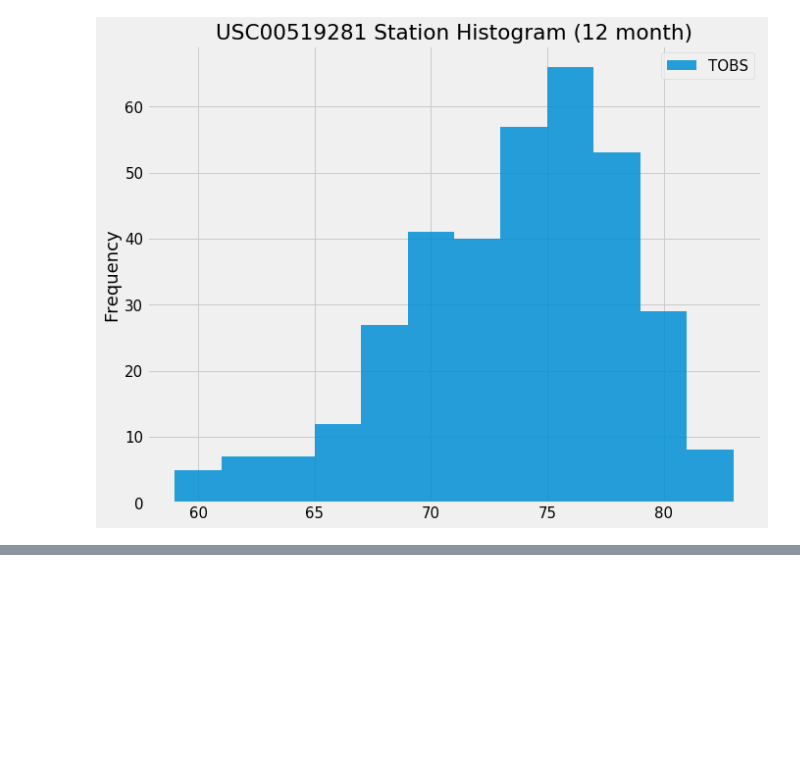
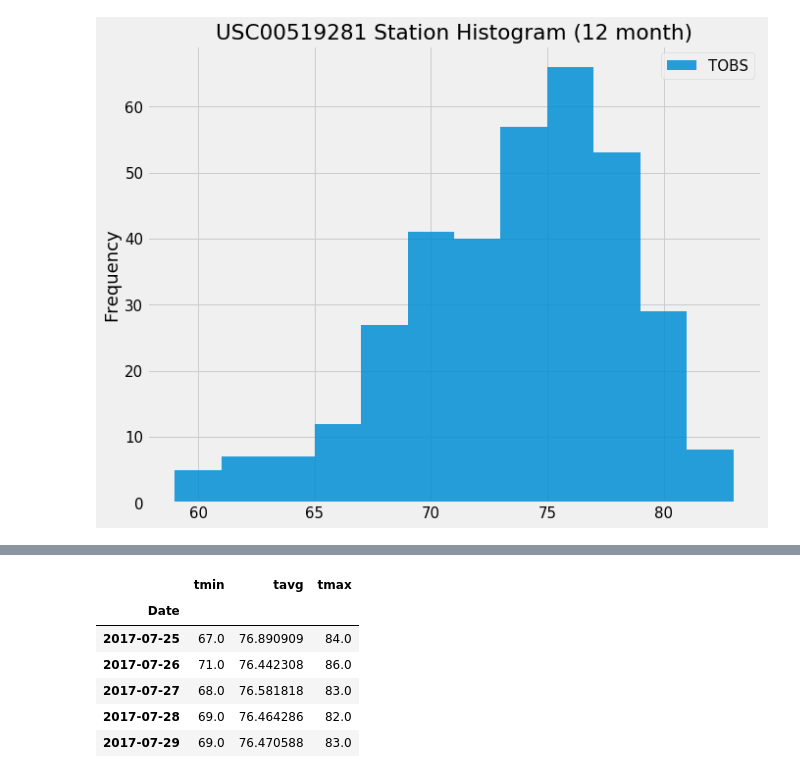
Before and after one commit to rfrescas/Unit_10_Assignment-Surfs_Up, a Jupyter notebook: climate_surfs_up.ipynb, the cells around one changed output, grey strips where cells are left out. Cells and saved outputs as stored; diff of their text form; code cells hidden in the pictures; blank space fills up the shorter version.

```diff
--- a/climate_surfs_up.ipynb
+++ b/climate_surfs_up.ipynb
@@ -243,0 +428,17 @@ plt.show()
+# %%
+# Load the previous query results into a Pandas DataFrame and add the `trip_dates` range as the `date` index
+
+df_my_trip_range = pd.DataFrame(trip_range, columns=['export'])
+df_my_trip_range = df_my_trip_range.export.apply(pd.Series)
+df_my_trip_range.columns = ["tmin", "tavg", "tmax"]
+df_my_trip_range["Date"] = pd.Series(d_range_date, index=df_my_trip_range.index)
+df_my_trip_range = df_my_trip_range.set_index("Date")
+df_my_trip_range.head()
+# %% [output]
+|  | tmin | tavg | tmax |
+| Date |  |  |  |
+| 2017-07-25 | 67.0 | 76.890909 | 84.0 |
+| 2017-07-26 | 71.0 | 76.442308 | 86.0 |
+| 2017-07-27 | 68.0 | 76.581818 | 83.0 |
+| 2017-07-28 | 69.0 | 76.464286 | 82.0 |
+| 2017-07-29 | 69.0 | 76.470588 | 83.0 |
```
Also changed, not shown: parts of 10 cells of this notebook.
